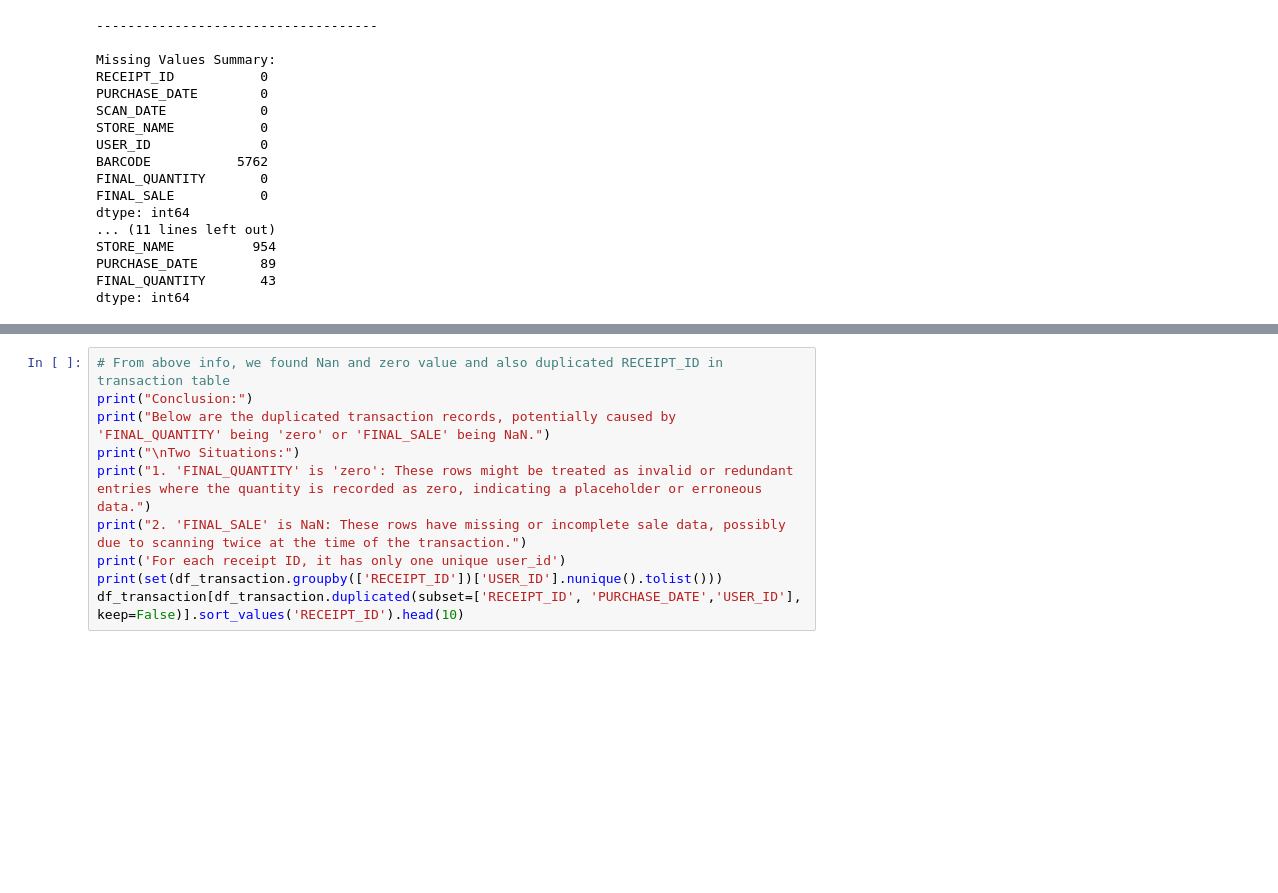
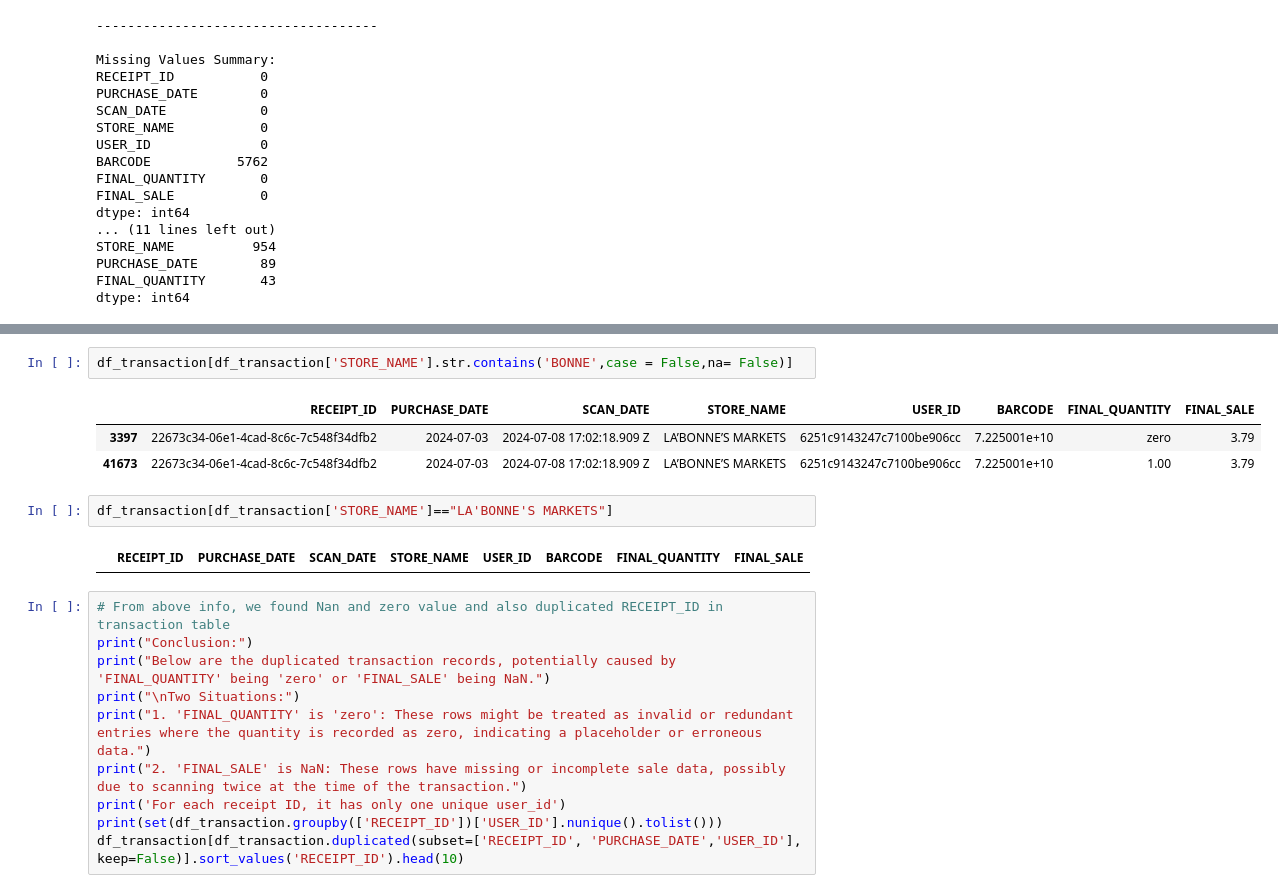
Before and after one commit to yaxinwei/FETCH_OA, a Jupyter notebook: takeHome.ipynb, the cells around one changed output, grey strips where cells are left out. Saved outputs shown, nothing was run; the diff lists cells and outputs as text; blank space fills up the shorter version.

```diff
--- a/takeHome.ipynb
+++ b/takeHome.ipynb
@@ -132,3 +146,13 @@ dtype: int64
+# %%
+df_transaction[df_transaction['STORE_NAME'].str.contains('BONNE',case = False,na= False)]
+# %% [output]
+|  | RECEIPT_ID | PURCHASE_DATE | SCAN_DATE | STORE_NAME | USER_ID | BARCODE | FINAL_QUANTITY | FINAL_SALE |
+| 3397 | 22673c34-06e1-4cad-8c6c-7c548f34dfb2 | 2024-07-03 | 2024-07-08 17:02:18.909 Z | LA’BONNE’S MARKETS | 6251c9143247c7100be906cc | 7.225001e+10 | zero | 3.79 |
+| 41673 | 22673c34-06e1-4cad-8c6c-7c548f34dfb2 | 2024-07-03 | 2024-07-08 17:02:18.909 Z | LA’BONNE’S MARKETS | 6251c9143247c7100be906cc | 7.225001e+10 | 1.00 | 3.79 |
+# %%
+df_transaction[df_transaction['STORE_NAME']=="LA'BONNE'S MARKETS"]
+# %% [output]
+|  | RECEIPT_ID | PURCHASE_DATE | SCAN_DATE | STORE_NAME | USER_ID | BARCODE | FINAL_QUANTITY | FINAL_SALE |
 # %%
 # From above info, we found Nan and zero value and also duplicated RECEIPT_ID in transaction table
 print("Conclusion:")
```
Also changed, not shown: parts of 8 cells of this notebook.
